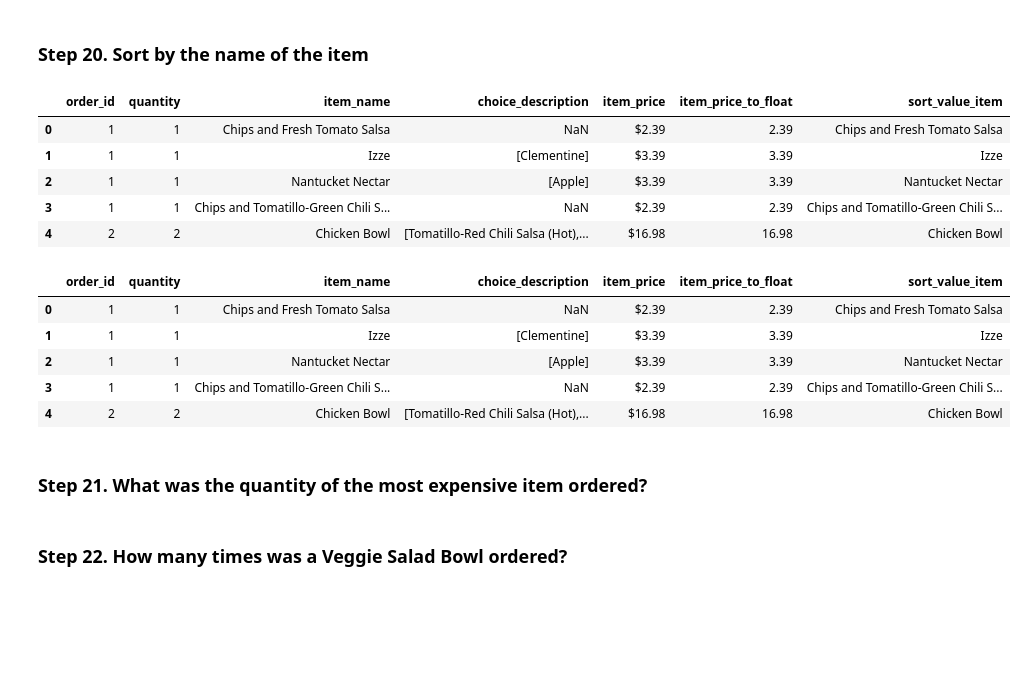
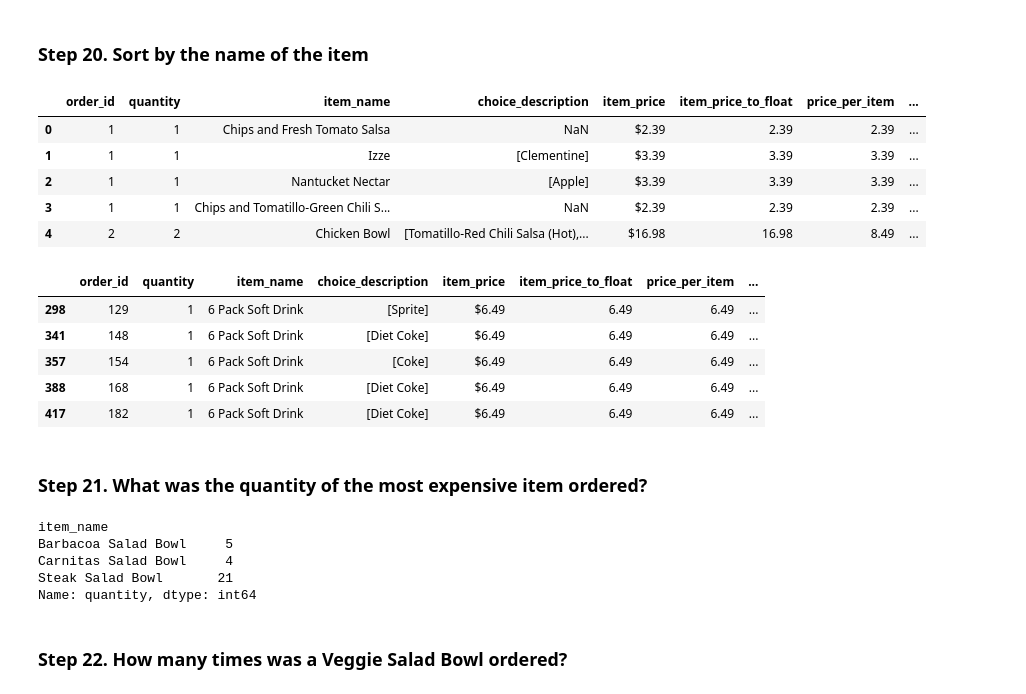
Before and after one commit to honghanhh/mci_python_31_level_1, a Jupyter notebook: Live Slides/Live Lecture 6/DAT_Live_Lecture_06-Copy1.ipynb, the cells around one changed output. Drawn from its saved outputs; the diff is of its cells as text; code cells hidden in the pictures; blank space fills up the shorter version.

```diff
--- a/Live Slides/Live Lecture 6/DAT_Live_Lecture_06-Copy1.ipynb
+++ b/Live Slides/Live Lecture 6/DAT_Live_Lecture_06-Copy1.ipynb
@@ -507,0 +616,3 @@ chipo.head()
+# %%
+chipo['abc'] = chipo['item_price_to_float']/chipo['quantity'] #add a colum
+chipo.head()
@@ -598,21 +739,20 @@ DataError: No numeric types to aggregate
 # %%
 chipo.head()
 # %% [output]
-|  | order_id | quantity | item_name | choice_description | item_price | item_price_to_float | sort_value_item |
-| 0 | 1 | 1 | Chips and Fresh Tomato Salsa | NaN | $2.39 | 2.39 | Chips and Fresh Tomato Salsa |
-| 1 | 1 | 1 | Izze | [Clementine] | $3.39 | 3.39 | Izze |
-| 2 | 1 | 1 | Nantucket Nectar | [Apple] | $3.39 | 3.39 | Nantucket Nectar |
-| 3 | 1 | 1 | Chips and Tomatillo-Green Chili S... | NaN | $2.39 | 2.39 | Chips and Tomatillo-Green Chili S... |
-| 4 | 2 | 2 | Chicken Bowl | [Tomatillo-Red Chili Salsa (Hot),... | $16.98 | 16.98 | Chicken Bowl |
+|  | order_id | quantity | item_name | choice_description | item_price | item_price_to_float | price_per_item | ... |
+| 0 | 1 | 1 | Chips and Fresh Tomato Salsa | NaN | $2.39 | 2.39 | 2.39 | ... |
+| 1 | 1 | 1 | Izze | [Clementine] | $3.39 | 3.39 | 3.39 | ... |
+| 2 | 1 | 1 | Nantucket Nectar | [Apple] | $3.39 | 3.39 | 3.39 | ... |
+| 3 | 1 | 1 | Chips and Tomatillo-Green Chili S... | NaN | $2.39 | 2.39 | 2.39 | ... |
+| 4 | 2 | 2 | Chicken Bowl | [Tomatillo-Red Chili Salsa (Hot),... | $16.98 | 16.98 | 8.49 | ... |
 # %%
-chipo.sort_values(by=['item_name','quantity'])
-chipo.head()
+chipo.sort_values(by=['item_name','quantity'], ascending = [True, True]).head()
 # %% [output]
-|  | order_id | quantity | item_name | choice_description | item_price | item_price_to_float | sort_value_item |
-| 0 | 1 | 1 | Chips and Fresh Tomato Salsa | NaN | $2.39 | 2.39 | Chips and Fresh Tomato Salsa |
-| 1 | 1 | 1 | Izze | [Clementine] | $3.39 | 3.39 | Izze |
-| 2 | 1 | 1 | Nantucket Nectar | [Apple] | $3.39 | 3.39 | Nantucket Nectar |
-| 3 | 1 | 1 | Chips and Tomatillo-Green Chili S... | NaN | $2.39 | 2.39 | Chips and Tomatillo-Green Chili S... |
-| 4 | 2 | 2 | Chicken Bowl | [Tomatillo-Red Chili Salsa (Hot),... | $16.98 | 16.98 | Chicken Bowl |
+|  | order_id | quantity | item_name | choice_description | item_price | item_price_to_float | price_per_item | ... |
+| 298 | 129 | 1 | 6 Pack Soft Drink | [Sprite] | $6.49 | 6.49 | 6.49 | ... |
+| 341 | 148 | 1 | 6 Pack Soft Drink | [Diet Coke] | $6.49 | 6.49 | 6.49 | ... |
+| 357 | 154 | 1 | 6 Pack Soft Drink | [Coke] | $6.49 | 6.49 | 6.49 | ... |
+| 388 | 168 | 1 | 6 Pack Soft Drink | [Diet Coke] | $6.49 | 6.49 | 6.49 | ... |
+| 417 | 182 | 1 | 6 Pack Soft Drink | [Diet Coke] | $6.49 | 6.49 | 6.49 | ... |
 # %% [markdown]
 ### Step 21. What was the quantity of the most expensive item ordered?
@@ -619,3 +761,11 @@ chipo.head()
+# %%
+chipo[chipo.price_per_item == chipo.price_per_item.max()].groupby('item_name').quantity.sum()
+# %% [output]
+item_name
+Barbacoa Salad Bowl     5
+Carnitas Salad Bowl     4
+Steak Salad Bowl       21
+Name: quantity, dtype: int64
 # %% [markdown]
 ### Step 22. How many times was a Veggie Salad Bowl ordered?
 # %%
```
Also changed, not shown: parts of 32 cells of this notebook, 1 other file.
